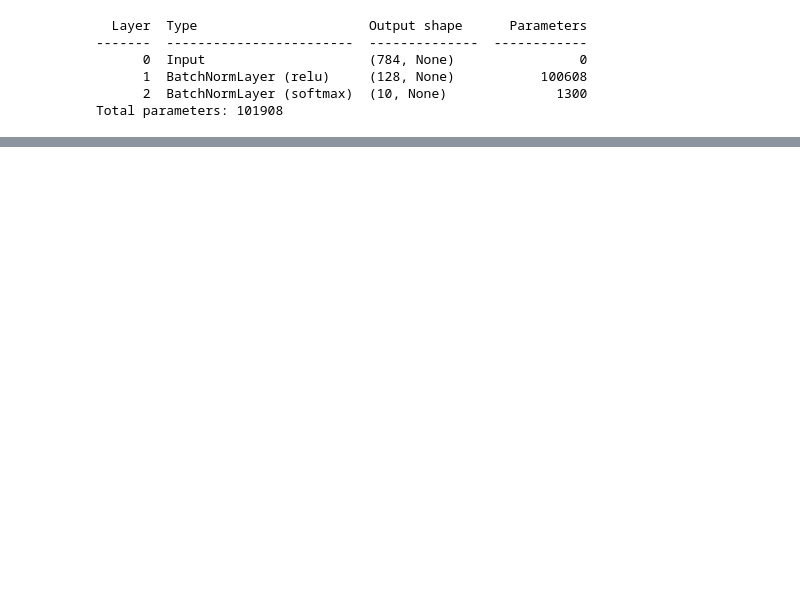
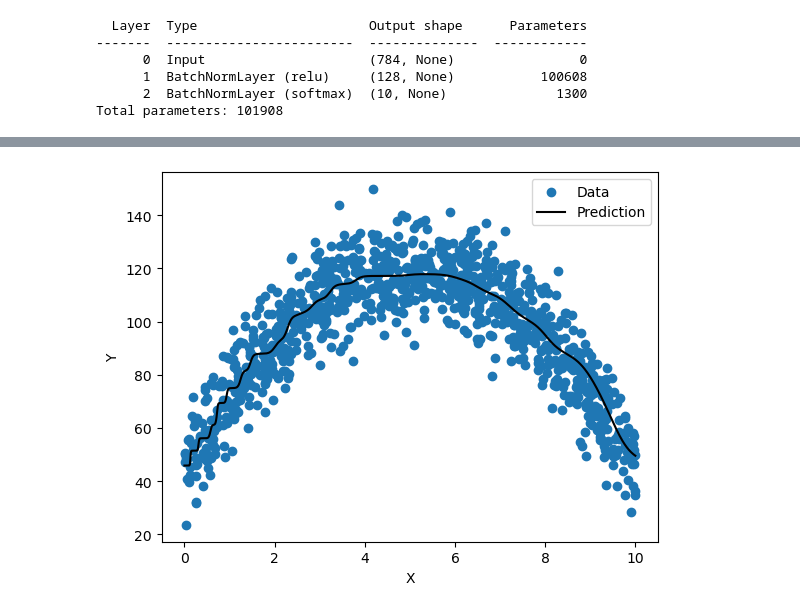
Before and after one commit to sweinger/deep_learning, a Jupyter notebook: neural_network.ipynb, the cells around one changed output, grey strips where cells are left out. Saved outputs shown, nothing was run; the diff lists cells and outputs as text; code cells hidden in the pictures; blank space fills up the shorter version.

```diff
--- a/neural_network.ipynb
+++ b/neural_network.ipynb
@@ -593,0 +673,10 @@ Accuracy: 0.9774
+# %%
+plt.scatter(X, Y, label="Data")
+X_grid = np.linspace(0, 10, num=1000)[np.newaxis, :]
+plt.plot(X_grid.T, network.predict(X_grid).T, color="k", label="Prediction")
+plt.xlabel("X")
+plt.ylabel("Y")
+plt.legend()
+plt.show()
+# %% [output]
+[figure, added]
```
Also changed, not shown: parts of 33 cells of this notebook.
